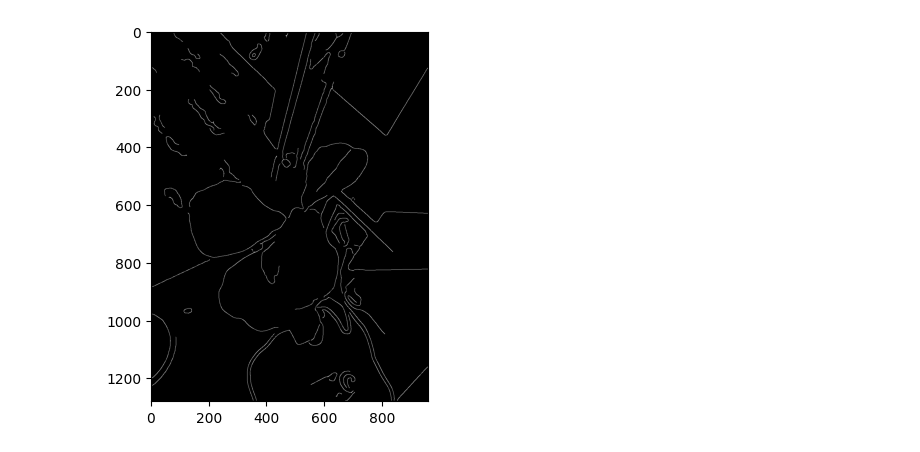
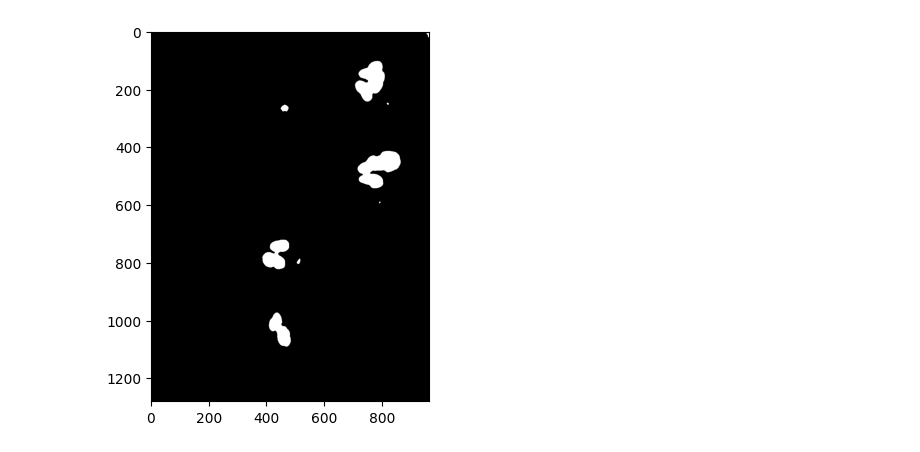
Before and after one commit to jonaskaz/plant-vision, a Jupyter notebook: plants.ipynb, the cells around one changed output. Cells and saved outputs as stored; diff of their text form; code cells hidden in the pictures.

```diff
--- a/plants.ipynb
+++ b/plants.ipynb
@@ -30,4 +32,4 @@ s_thresh = pcv.threshold.binary(gray_img=s, threshold=85, max_value=255, object_
-# %%
-edges = pcv.canny_edge_detect(img, sigma=5)
-# %% [output]
-[figure, removed]
+# %%
+s_mblur = pcv.median_blur(gray_img=a_thresh, ksize=10)
+# %% [output]
+[figure, added]
```
Also changed, not shown: parts of 19 cells of this notebook.
